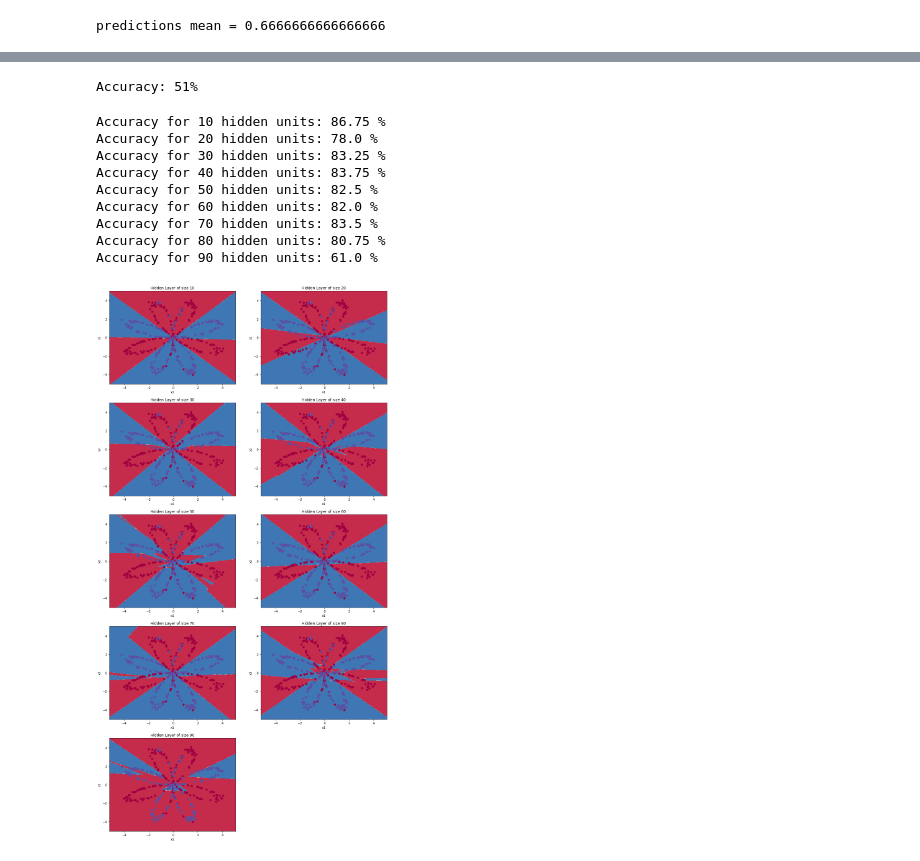
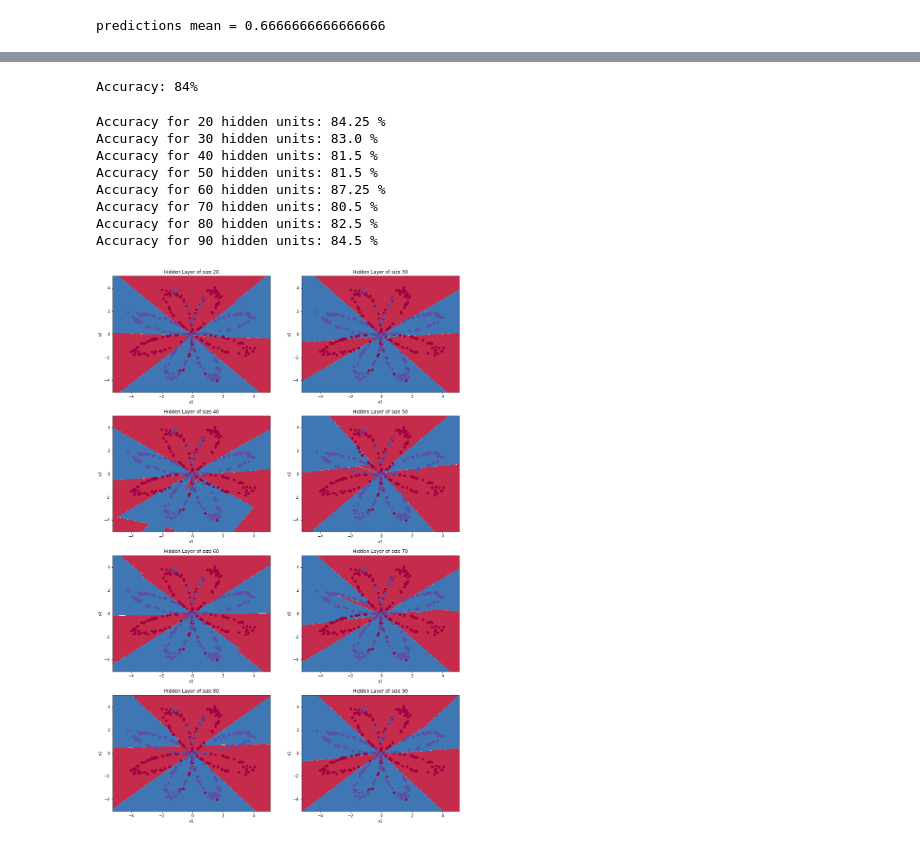
Before and after one commit to alanwile/NN-una-capa-oculta, a Jupyter notebook: flor.ipynb, the cells around one changed output, grey strips where cells are left out. Drawn from its saved outputs; the diff is of its cells as text; code cells hidden in the pictures.

```diff
--- a/flor.ipynb
+++ b/flor.ipynb
@@ -210,7 +210,7 @@ db1 = [[ 0.00176201]
 dW2 = [[ 0.00078841  0.01765429 -0.00084166 -0.01022527]]
 db2 = [[-0.16655712]]
 # %%
-def update_parameters(parameters, grads, learning_rate = 1.2):
+def update_parameters(parameters, grads, learning_rate = 0.5):
   #esta funcon es la gradiente decendiente
     # Retrieve each parameter from the dictionary "parameters"
     W1 = parameters["W1"]
@@ -292,7 +292,7 @@ print("predictions mean = " + str(np.mean(predictions)))
 # %% [output]
 predictions mean = 0.6666666666666666
 # %%
-parameters = nn_model(X, Y, n_h = 4, num_iterations = 10000, print_cost=True)
+parameters = nn_model(X, Y, n_h = 30, num_iterations = 10000, print_cost=True)
 # Plot el límite de decisión
 plot_decision_boundary(lambda x: predict(parameters, x.T), X, Y[0]);
 plt.title("Decision Boundary for hidden layer size " + str(4))
@@ -314,27 +314,26 @@ Text(0.5, 1.0, 'Decision Boundary for hidden layer size 4')
 predictions = predict(parameters, X)
 print ('Accuracy: %d' % float((np.dot(Y,predictions.T) + np.dot(1-Y,1-predictions.T))/float(Y.size)*100) + '%')
 # %% [output]
-Accuracy: 51%
+Accuracy: 84%
 # %%
 plt.figure(figsize=(16, 32))
 
-hidden_layer_sizes = [10,20,30,40,50,60,70,80,90]
+hidden_layer_sizes = [20,30,40,50,60,70,80,90]
 for i, n_h in enumerate(hidden_layer_sizes):
     plt.subplot(5, 2, i+1)
     plt.title('Hidden Layer of size %d' % n_h)
     parameters = nn_model(X, Y, n_h, num_iterations = 5000)
     plot_decision_boundary(lambda x: predict(parameters, x.T), X, Y[0])
     predictions = predict(parameters, X)
     accuracy = float((np.dot(Y,predictions.T) + np.dot(1-Y,1-predictions.T))/float(Y.size)*100)
     print ("Accuracy for {} hidden units: {} %".format(n_h, accuracy))
 # %% [output]
-Accuracy for 10 hidden units: 86.75 %
-Accuracy for 20 hidden units: 78.0 %
-Accuracy for 30 hidden units: 83.25 %
-Accuracy for 40 hidden units: 83.75 %
-Accuracy for 50 hidden units: 82.5 %
-Accuracy for 60 hidden units: 82.0 %
-Accuracy for 70 hidden units: 83.5 %
-Accuracy for 80 hidden units: 80.75 %
-Accuracy for 90 hidden units: 61.0 %
+Accuracy for 20 hidden units: 84.25 %
+Accuracy for 30 hidden units: 83.0 %
+Accuracy for 40 hidden units: 81.5 %
+Accuracy for 50 hidden units: 81.5 %
+Accuracy for 60 hidden units: 87.25 %
+Accuracy for 70 hidden units: 80.5 %
+Accuracy for 80 hidden units: 82.5 %
+Accuracy for 90 hidden units: 84.5 %
-[figure, old version]
+[figure, new version]
```
Also changed, not shown: parts of 2 cells of this notebook.
